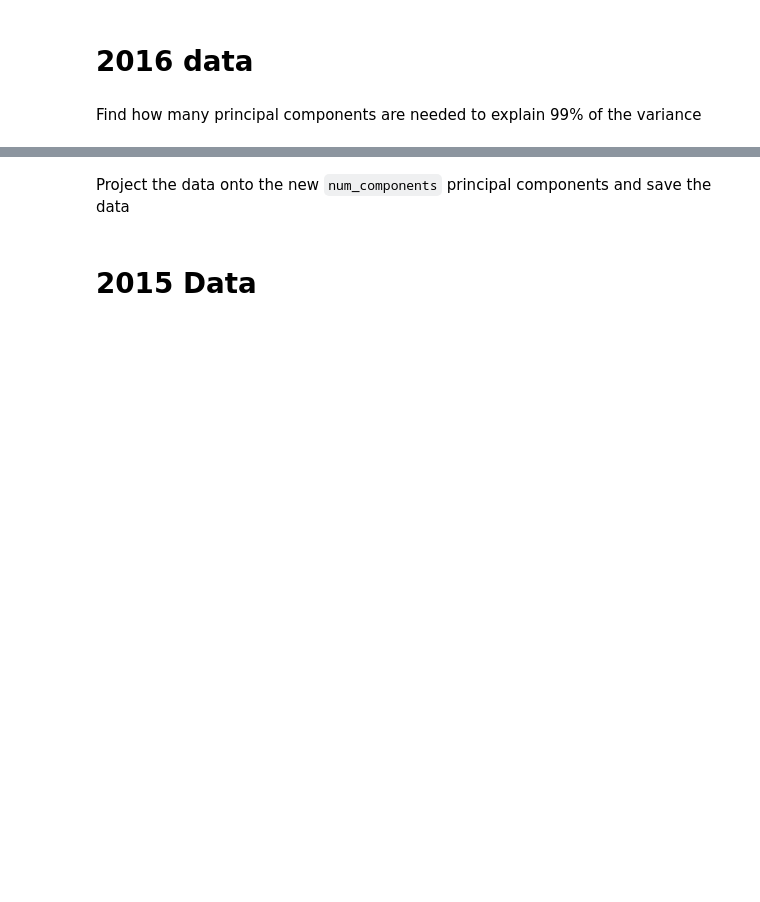
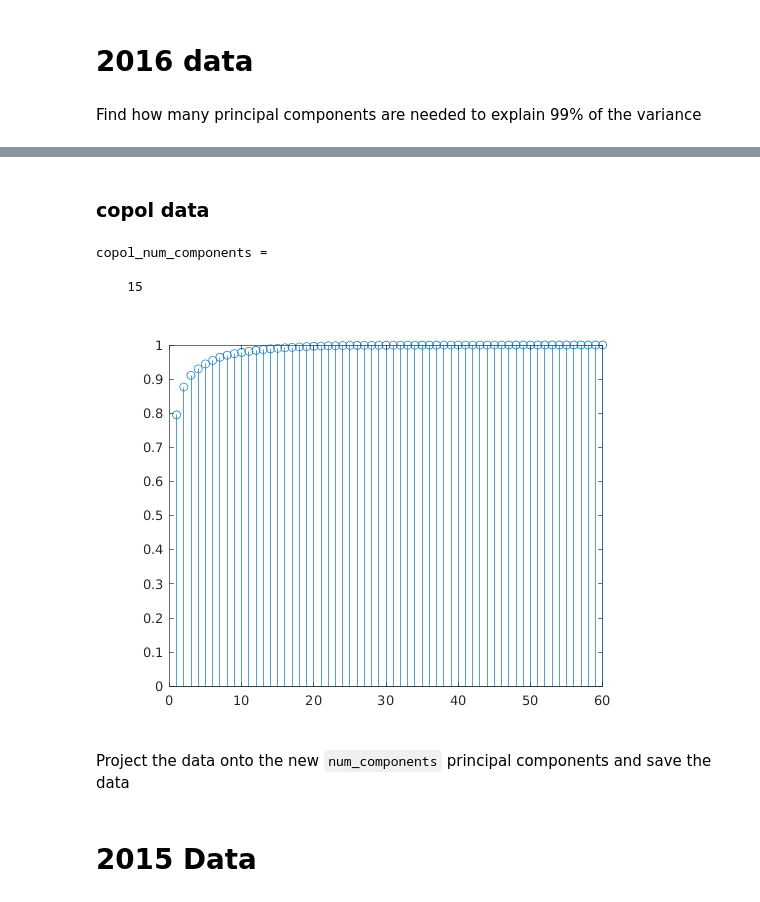
Before and after one commit to BMW-lab-MSU/fish-lidar-supervised-classification, a Jupyter notebook: Yellowstone/PCA.ipynb, the cells around one changed output, grey strips where cells are left out. Drawn from its saved outputs; the diff is of its cells as text; code cells hidden in the pictures; blank space fills up the shorter version.

```diff
--- a/Yellowstone/PCA.ipynb
+++ b/Yellowstone/PCA.ipynb
@@ -22,2 +27,13 @@ num_components =
+# %% [markdown]
+### copol data
+# %%
+copol_explained_variance = cumsum(copol_variances/(sum(copol_variances)));
+stem(copol_explained_variance)
+copol_num_components = find(copol_explained_variance >= EXPLAINED_VARIANCE_THRESHOLD, 1)
+# %% [output]
+copol_num_components =
+
+    15
+[figure, added]
 # %% [markdown]
 Project the data onto the new `num_components` principal components and save the data
```
Also changed, not shown: parts of 16 cells of this notebook.
